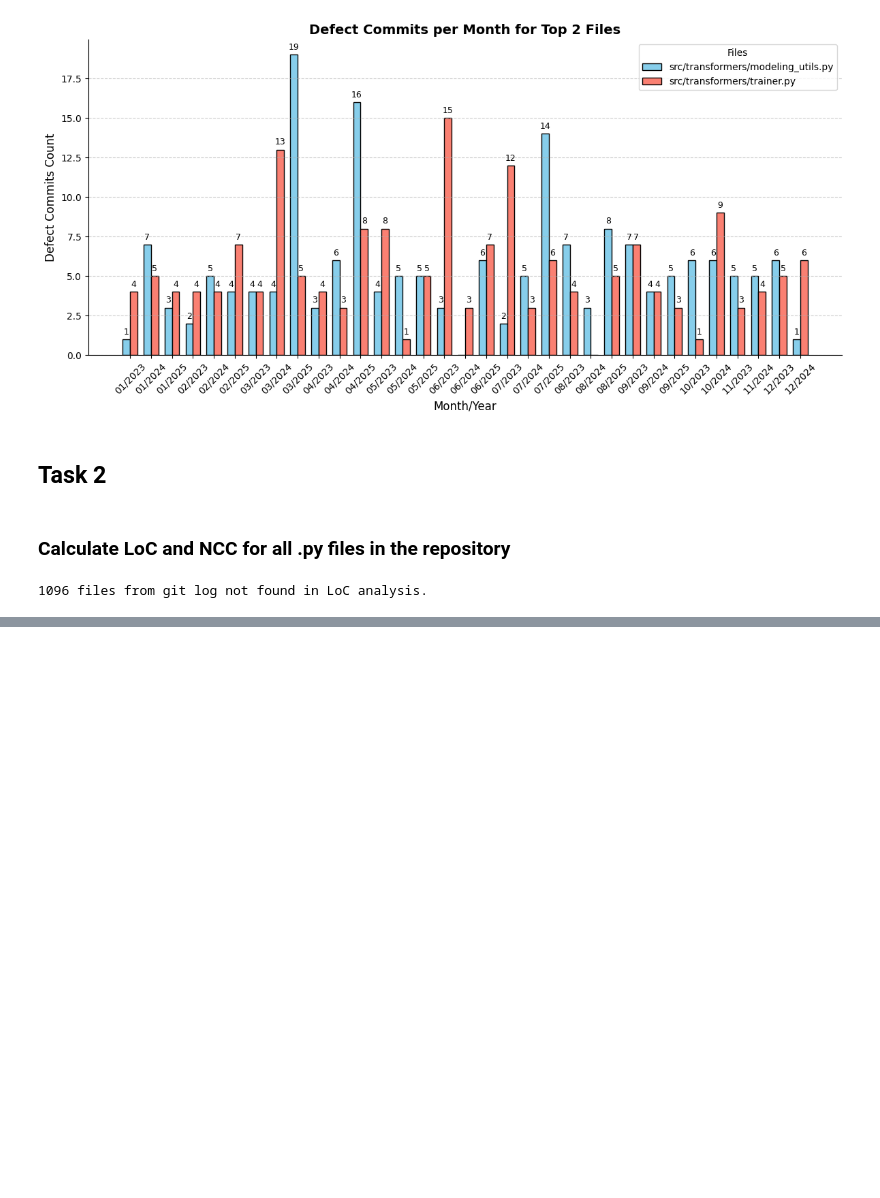
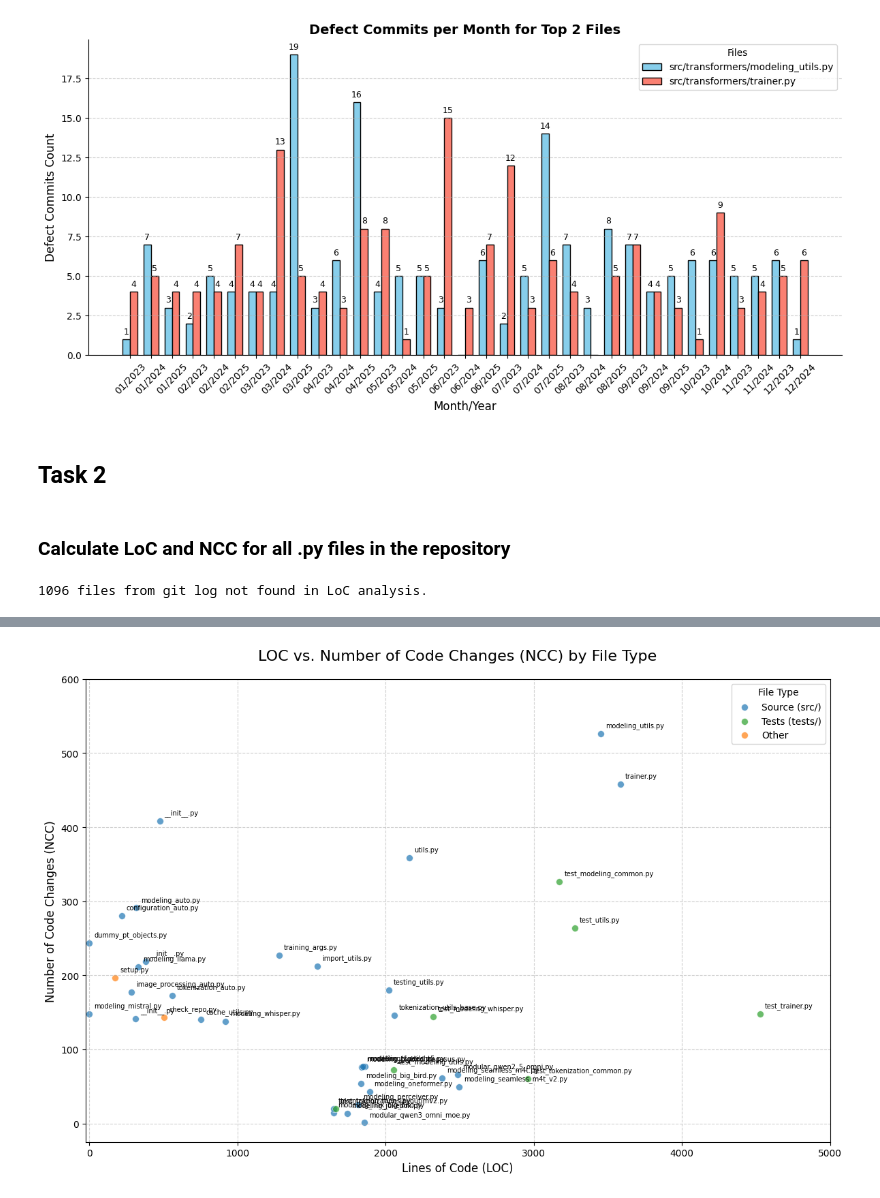
Before and after one commit to Cindylliu/FSS_Assignment_1, a Jupyter notebook: assignment.ipynb, the cells around one changed output, grey strips where cells are left out. Cells and saved outputs as stored; diff of their text form; code cells hidden in the pictures; blank space fills up the shorter version.

```diff
--- a/assignment.ipynb
+++ b/assignment.ipynb
@@ -550,0 +445,84 @@ plot_loc_vs_ncc_scatterplot(file_stats)
+# %%
+# TODO Ennio will improve this, dont touch it
+def plot_loc_vs_ncc_scatterplot(stats_dict, top_files_set):
+
+    subset_dict = {k: stats_dict[k] for k in top_files_set}
+
+    # Prepare data for plotting and labeling
+    plot_data = []
+    for filename, details in subset_dict.items():
+        loc = details.get("loc", 0)
+        ncc = details.get("ncc", 0)
+
+        # Classify file type and assign color
+        if filename.startswith("src/"):
+            file_type = "Source (src/)"
+            color = "blue"
+        elif filename.startswith("tests/"):
+            file_type = "Tests (tests/)"
+            color = "green"
+        else:
+            file_type = "Other"
+            color = "orange"
+
+        # change filename that is appended
+        plot_data.append(
+            {"filename": filename, "loc": loc, "ncc": ncc, "file_type": file_type, "color": color}
+        )
+
+    print(f"Plotting {len(subset_dict)} files")
+    fig, ax = plt.subplots(figsize=(12, 8))
+
+    # Plot each file type separately to create distinct legend entries
+    for file_type, color in [
+        ("Source (src/)", "tab:blue"),
+        ("Tests (tests/)", "tab:green"),
+        ("Other", "tab:orange"),
+    ]:
+        # Filter data for the current file type
+        type_data = [d for d in plot_data if d["file_type"] == file_type]
+        type_loc = [d["loc"] for d in type_data]
+        type_ncc = [d["ncc"] for d in type_data]
+
+        ax.scatter(
+            type_loc,
+            type_ncc,
+            color=color,
+            s=50,
+            alpha=0.7,
+            edgecolors="w",
+            linewidths=0.5,
+            label=file_type,
+        )  # Label for legend
+
+        # Add labels for points within the axis limits
+        for d in type_data:
+            ax.annotate(
+                # TODO change what the filename is shown
+                d["filename"].split("/")[-1],  # Show only the base filename for conciseness
+                (d["loc"], d["ncc"]),
+                xytext=(5, 5),  # Offset the text
+                textcoords="offset points",
+                fontsize=7,  # Smaller font for many labels
+                ha="left",
+                va="bottom",
+            )
+
+    ax.set_title("LOC vs. Number of Code Changes (NCC) by File Type", fontsize=16, pad=20)
+    ax.set_xlabel("Lines of Code (LOC)", fontsize=12)
+    ax.set_ylabel("Number of Code Changes (NCC)", fontsize=12)
+
+    # Set the limits for the axes
+    ax.set_xlim(-25, 5000)
+    ax.set_ylim(-25, 600)
+
+    # Add a legend
+    ax.legend(title="File Type", loc="upper right")
+
+    ax.grid(True, linestyle="--", alpha=0.6)
+    plt.tight_layout()
+    plt.show()
+
+top_files = top_loc_files.union(top_ncc_files)
+plot_loc_vs_ncc_scatterplot(file_stats, top_files)
+# %% [output]
@@ -551 +530,2 @@ plot_loc_vs_ncc_scatterplot(file_stats)
+[figure, added]
 # %%
```
Also changed, not shown: parts of 9 cells of this notebook.
